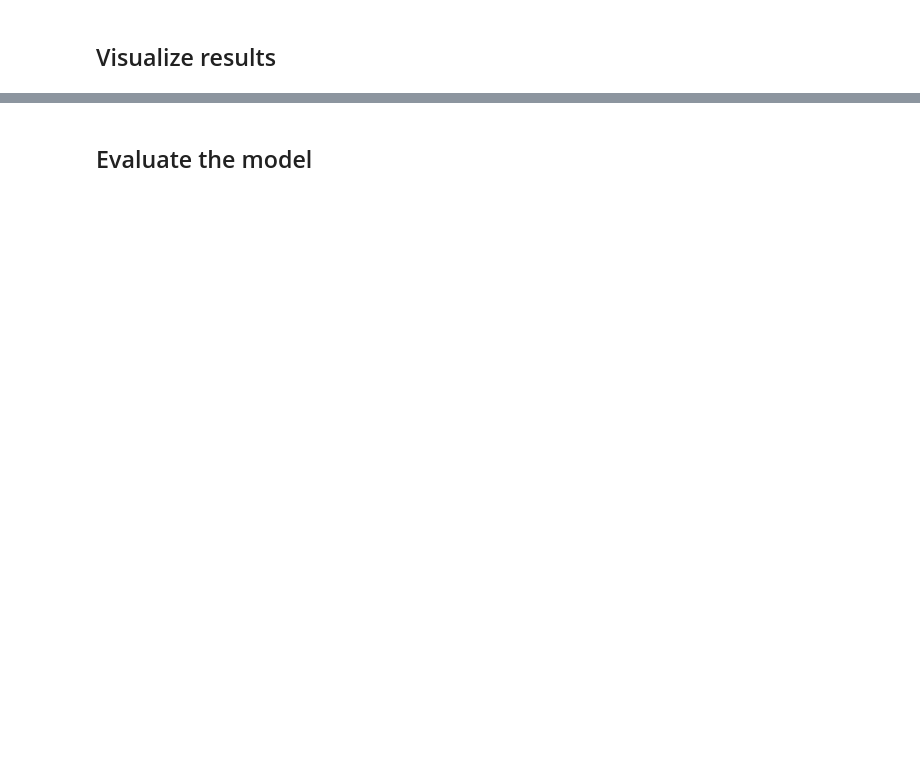
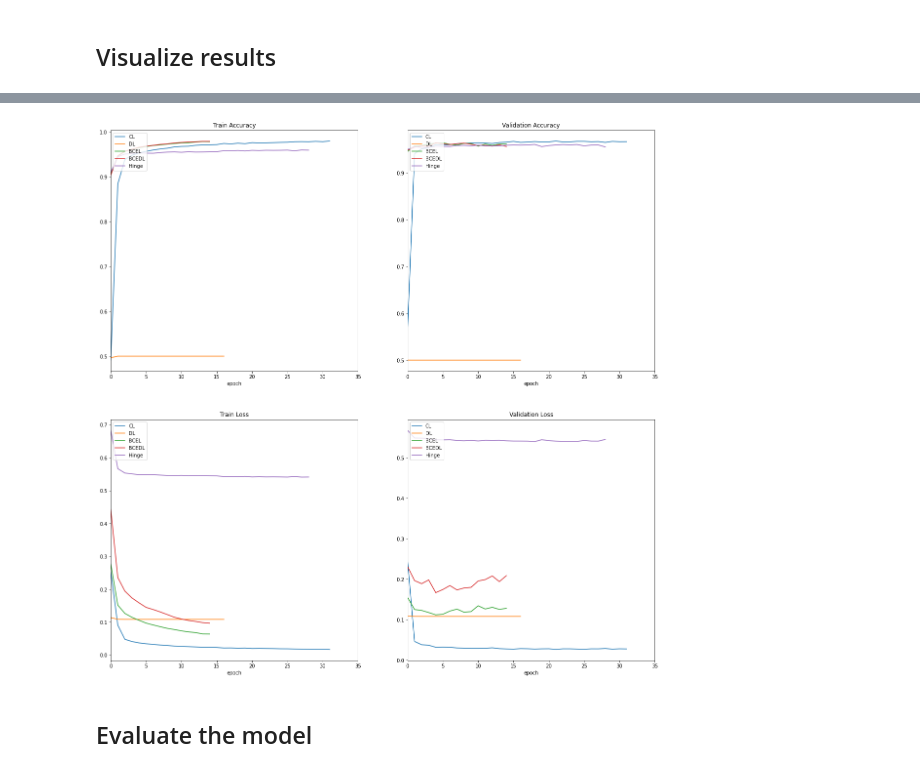
Before and after one commit to niklas-doerner/RAML_SiameseNeuralNetworks, a Jupyter notebook: siamese_compare_lossess.ipynb, the cells around one changed output, grey strips where cells are left out. Drawn from its saved outputs; the diff is of its cells as text; code cells hidden in the pictures; blank space fills up the shorter version.

Commit message:
trained emnist

```diff
--- a/siamese_compare_lossess.ipynb
+++ b/siamese_compare_lossess.ipynb
@@ -772,7 +981,7 @@ def plt_metric_train(history, metric, title, has_valid=True, x = 0, y = 0):
     #for ax in axs.flat:
     #    ax.label_outer()
 
-    axs[x,y].set_xlim([0, 100])
+    axs[x,y].set_xlim([0, 35])
 
 def plt_metric_val(history, metric, title, has_valid=True, x = 0, y = 0):
     """Plots the given 'metric' from 'history'.
@@ -799,7 +1008,7 @@ def plt_metric_val(history, metric, title, has_valid=True, x = 0, y = 0):
     #for ax in axs.flat:
     #    ax.label_outer()
 
-    axs[x,y].set_xlim([0, 100])
+    axs[x,y].set_xlim([0, 35])
 # %%
 fig, axs = plt.subplots(2,2)
 
@@ -819,7 +1028,7 @@ plt_metric_train(history=history3.history, metric="accuracy", title="Train Accur
 plt_metric_train(history=history4.history, metric="accuracy", title="Train Accuracy", x=0 ,y=0)
 
 # Plot the accuracy of hinge loss
-plt_metric_train(history=history6.history, metric="accuracy", title="Train Accuracy", x=0 ,y=0)
+plt_metric_train(history=history5.history, metric="accuracy", title="Train Accuracy", x=0 ,y=0)
 
 
 # Plot the contrastive loss
@@ -835,39 +1044,41 @@ plt_metric_train(history=history3.history, metric="loss", title="Train Loss", x=
 plt_metric_train(history=history4.history, metric="loss", title="Train Loss", x=1 ,y=0)
 
 # Plot the hinge loss
-plt_metric_train(history=history6.history, metric="loss", title="Train Loss", x=1 ,y=0)
+plt_metric_train(history=history5.history, metric="loss", title="Train Loss", x=1 ,y=0)
 
 
 # Plot the accuracy of contrastive loss
 plt_metric_val(history=history1.history, metric="accuracy", title="Validation Accuracy", x=0 ,y=1)
 
 # Plot the accuracy of dice loss
 plt_metric_val(history=history2.history, metric="accuracy", title="Validation Accuracy",x=0 ,y=1)
 
 # Plot the accuracy of BCE loss
 plt_metric_val(history=history3.history, metric="accuracy", title="Validation Accuracy",x=0 ,y=1)
 
 # Plot the accuracy of BCE dice loss
 plt_metric_val(history=history4.history, metric="accuracy", title="Validation Accuracy", x=0 ,y=1)
 
 # Plot the accuracy of hinge loss
 plt_metric_val(history=history5.history, metric="accuracy", title="Validation Accuracy", x=0 ,y=1)
 
 
 # Plot the contrastive loss
 plt_metric_val(history=history1.history, metric="loss", title="Validation Loss", x=1 ,y=1)
 
 # Plot the dice loss
 plt_metric_val(history=history2.history, metric="loss", title="Validation Loss", x=1 ,y=1)
 
 # Plot the BCE loss
 plt_metric_val(history=history3.history, metric="loss", title="Validation Loss", x=1 ,y=1)
 
 # Plot the BCE dice loss
 plt_metric_val(history=history4.history, metric="loss", title="Validation Loss", x=1 ,y=1)
 
 # Plot the hinge loss
 plt_metric_val(history=history5.history, metric="loss", title="Validation Loss", x=1 ,y=1)
+# %% [output]
+[figure, added]
 # %% [markdown]
 ## Evaluate the model
 # %%
```
Also changed, not shown: parts of 32 cells of this notebook.
